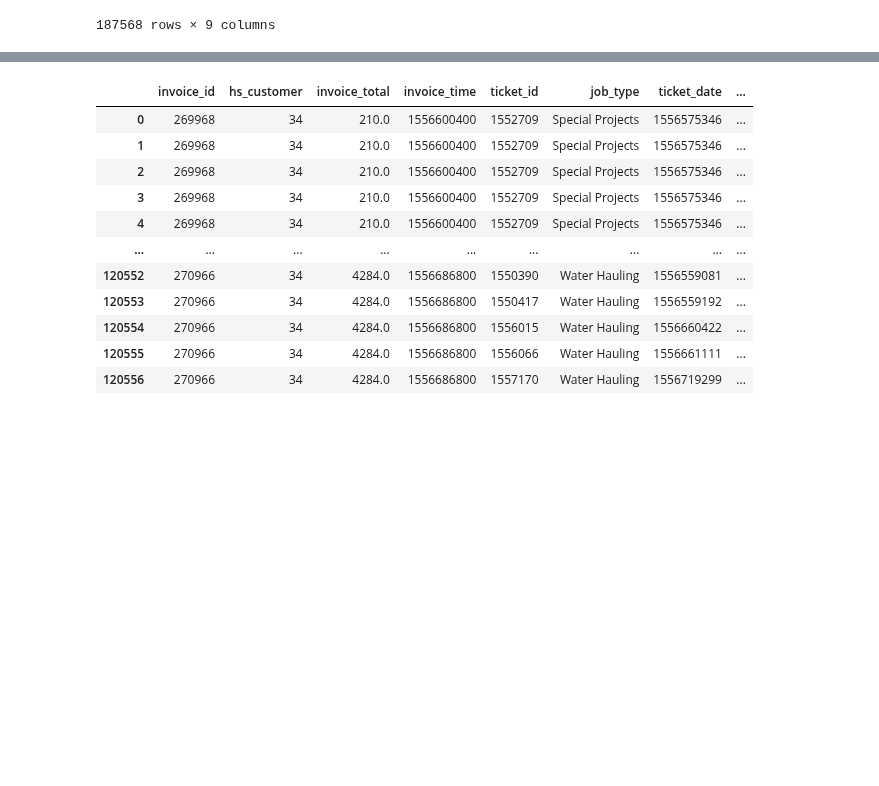
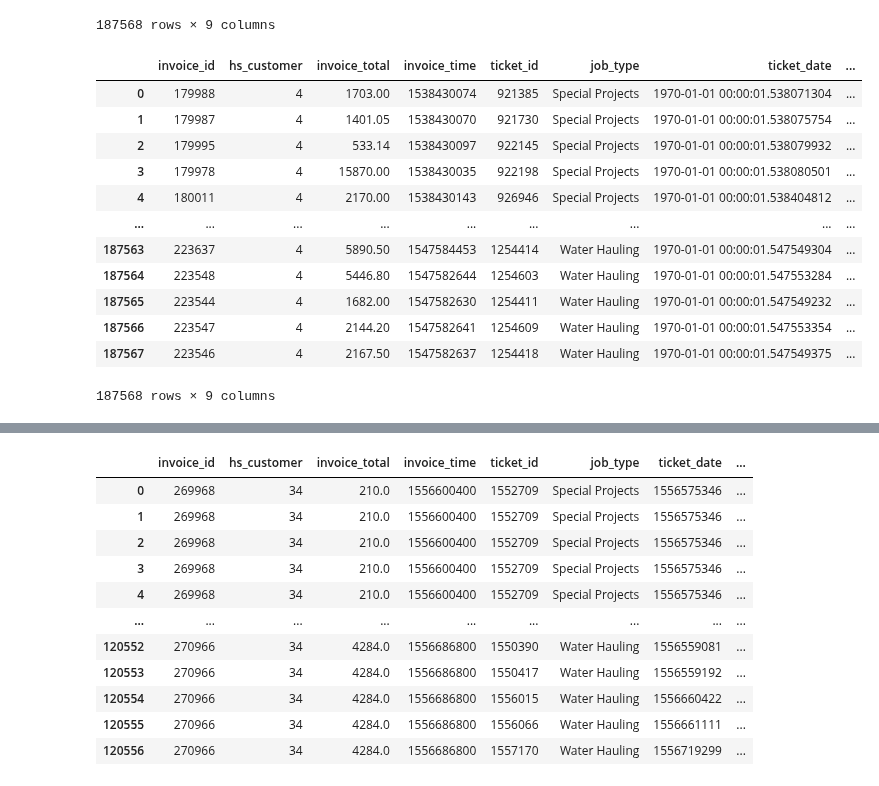
Before and after one commit to nurfnick/Cantrell_Jackson, a Jupyter notebook: Tracy's hot mess of code1.ipynb, the cells around one changed output, grey strips where cells are left out. Saved outputs shown, nothing was run; the diff lists cells and outputs as text; code cells hidden in the pictures; blank space fills up the shorter version.

Commit message:
trying to run with new 'readable' column in dataframes

```diff
--- a/Tracy's hot mess of code1.ipynb
+++ b/Tracy's hot mess of code1.ipynb
@@ -27,3 +28,19 @@ df1
 | 187566 | 223547 | 4 | 2144.20 | 1547582641 | 1254609 | Water Hauling | 1547553354 | ... |
 | 187567 | 223546 | 4 | 2167.50 | 1547582637 | 1254418 | Water Hauling | 1547549375 | ... |
 187568 rows × 9 columns
+# %%
+df1
+# %% [output]
+|  | invoice_id | hs_customer | invoice_total | invoice_time | ticket_id | job_type | ticket_date | ... |
+| 0 | 179988 | 4 | 1703.00 | 1538430074 | 921385 | Special Projects | 1970-01-01 00:00:01.538071304 | ... |
+| 1 | 179987 | 4 | 1401.05 | 1538430070 | 921730 | Special Projects | 1970-01-01 00:00:01.538075754 | ... |
+| 2 | 179995 | 4 | 533.14 | 1538430097 | 922145 | Special Projects | 1970-01-01 00:00:01.538079932 | ... |
+| 3 | 179978 | 4 | 15870.00 | 1538430035 | 922198 | Special Projects | 1970-01-01 00:00:01.538080501 | ... |
+| 4 | 180011 | 4 | 2170.00 | 1538430143 | 926946 | Special Projects | 1970-01-01 00:00:01.538404812 | ... |
+| ... | ... | ... | ... | ... | ... | ... | ... | ... |
+| 187563 | 223637 | 4 | 5890.50 | 1547584453 | 1254414 | Water Hauling | 1970-01-01 00:00:01.547549304 | ... |
+| 187564 | 223548 | 4 | 5446.80 | 1547582644 | 1254603 | Water Hauling | 1970-01-01 00:00:01.547553284 | ... |
+| 187565 | 223544 | 4 | 1682.00 | 1547582630 | 1254411 | Water Hauling | 1970-01-01 00:00:01.547549232 | ... |
+| 187566 | 223547 | 4 | 2144.20 | 1547582641 | 1254609 | Water Hauling | 1970-01-01 00:00:01.547553354 | ... |
+| 187567 | 223546 | 4 | 2167.50 | 1547582637 | 1254418 | Water Hauling | 1970-01-01 00:00:01.547549375 | ... |
+187568 rows × 9 columns
```
Also changed, not shown: parts of 4 cells of this notebook.
